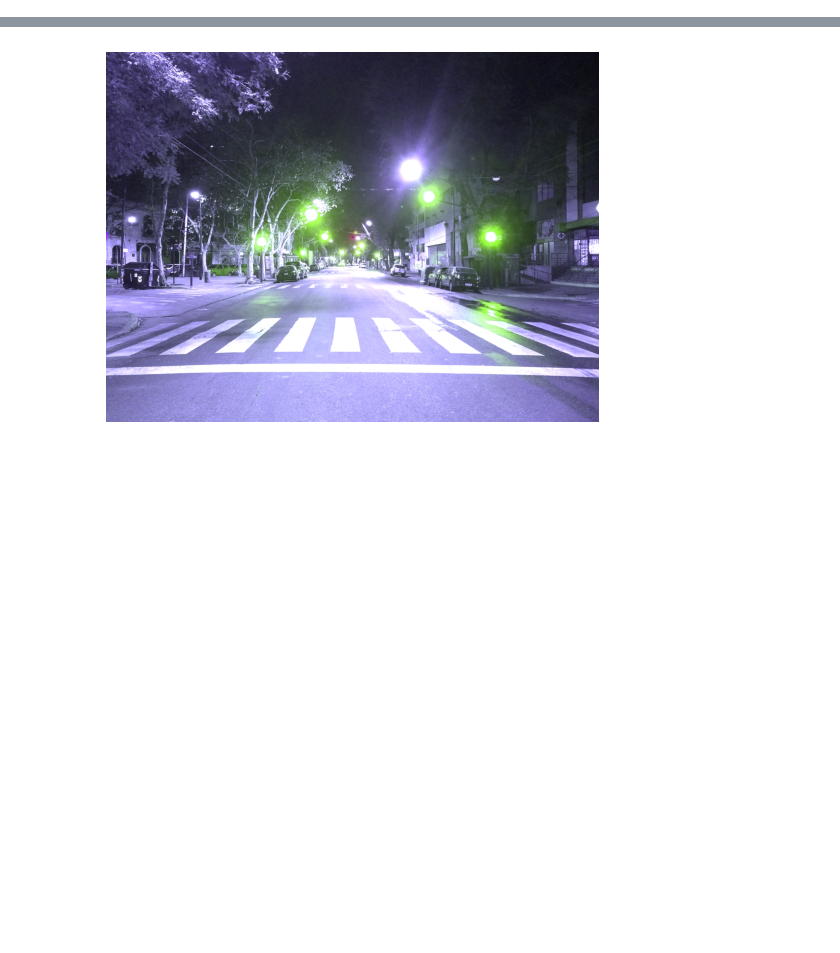
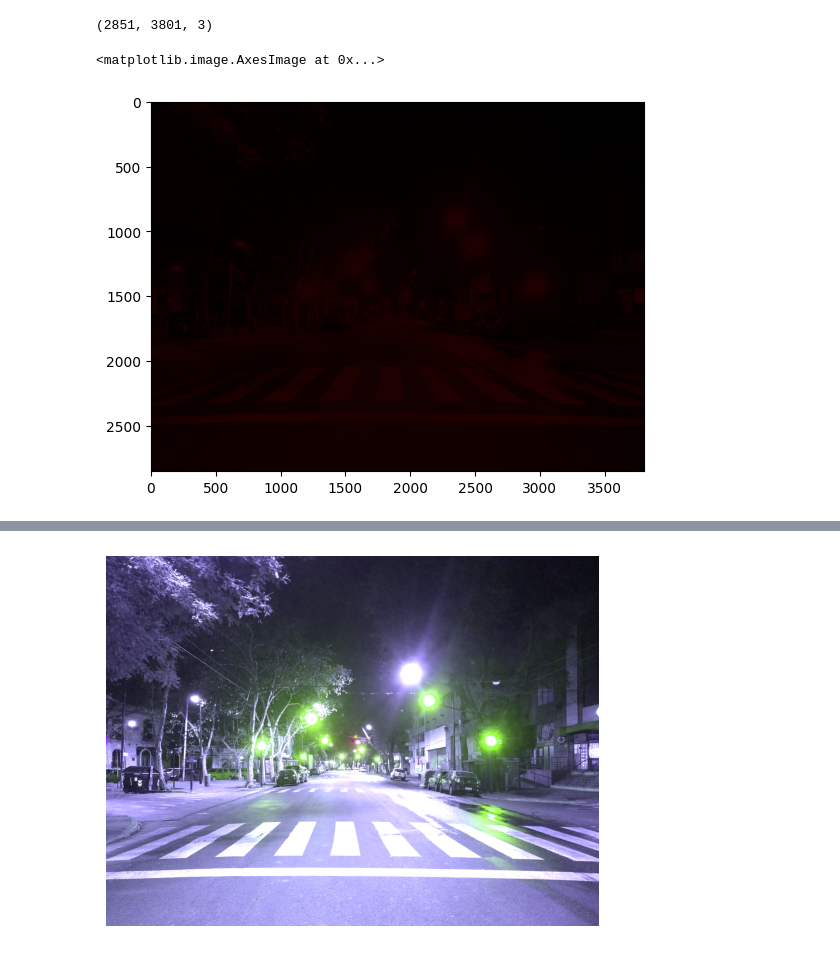
Before and after one commit to julianszere/dopplerlights, a Jupyter notebook: dopler.ipynb, the cells around one changed output, grey strips where cells are left out. Drawn from its saved outputs; the diff is of its cells as text; code cells hidden in the pictures; blank space fills up the shorter version.

```diff
--- a/dopler.ipynb
+++ b/dopler.ipynb
@@ -13,0 +39,34 @@ gamma = 1 / np.sqrt(1 - beta ** 2)
+# %%
+def wavelength_to_rgb(wavelength, intensity):
+    visible_wavelength = np.clip(wavelength, 360, 780)
+    xyz = colour.wavelength_to_XYZ(visible_wavelength)
+    rgb = colour.XYZ_to_sRGB(xyz)
+    rgb = (intensity[:, :, np.newaxis] * rgb)
+    rgb = rgb.astype(int)
+    return rgb
+
+def transform_wavelength(wavelength, theta):
+    return wavelength / (gamma * (1 - beta * np.cos(theta)))
+
+def transform_rgb(red_channel, green_channel, blue_channel, THETA):
+    red_wavelength_trans = transform_wavelength(red_wavelength, THETA)
+    green_wavelength_trans = transform_wavelength(green_wavelength, THETA)
+    blue_wavelength_trans = transform_wavelength(blue_wavelength, THETA)
+
+    red_channel_trans = wavelength_to_rgb(red_wavelength_trans, red_channel)
+    green_channel_trans = wavelength_to_rgb(green_wavelength_trans, green_channel)
+    blue_channel_trans = wavelength_to_rgb(blue_wavelength_trans, blue_channel)
+
+    rgb_trans = np.clip(red_channel_trans + green_channel_trans + blue_channel_trans, 0, 255)
+    return rgb_trans
+# %%
+red_wavelength_trans = transform_wavelength(red_wavelength, THETA)
+red_channel_trans = wavelength_to_rgb(red_wavelength_trans, red_channel)
+red_channel_trans.shape
+# %% [output]
+(2851, 3801, 3)
+# %%
+plt.imshow(red_channel_trans)
+# %% [output]
+<matplotlib.image.AxesImage at 0x...>
+[figure, added]
```
Also changed, not shown: parts of 6 cells of this notebook.
